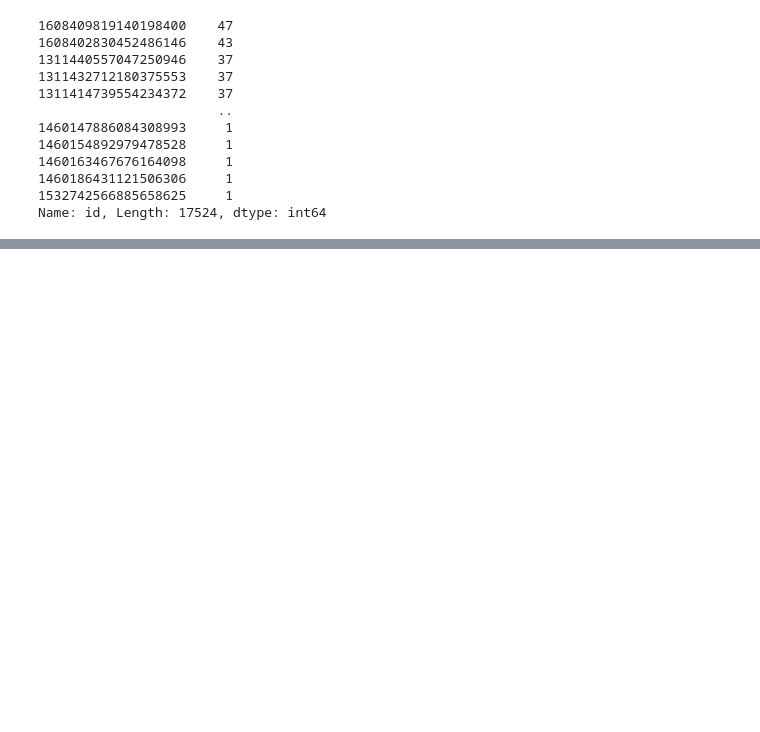
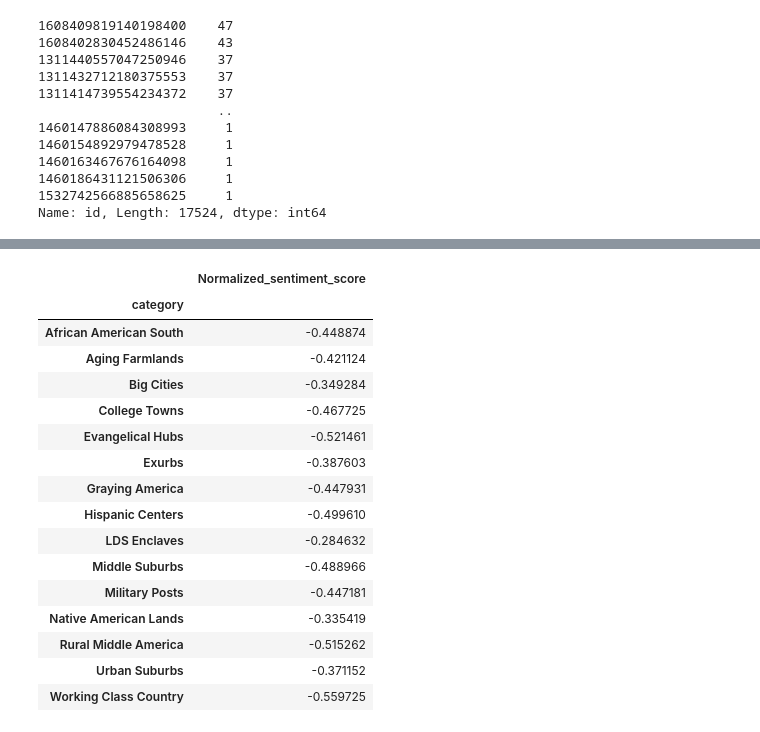
Before and after one commit to fahadshaikh30/thesis, a Jupyter notebook: test.ipynb, the cells around one changed output, grey strips where cells are left out. Cells and saved outputs as stored; diff of their text form; code cells hidden in the pictures; blank space fills up the shorter version.

```diff
--- a/test.ipynb
+++ b/test.ipynb
@@ -331,0 +390,20 @@ combined = combined.merge(df, 'left', on='id')
+# %%
+df
+# %% [output]
+|  | Normalized_sentiment_score |
+| category |  |
+| African American South | -0.448874 |
+| Aging Farmlands | -0.421124 |
+| Big Cities | -0.349284 |
+| College Towns | -0.467725 |
+| Evangelical Hubs | -0.521461 |
+| Exurbs | -0.387603 |
+| Graying America | -0.447931 |
+| Hispanic Centers | -0.499610 |
+| LDS Enclaves | -0.284632 |
+| Middle Suburbs | -0.488966 |
+| Military Posts | -0.447181 |
+| Native American Lands | -0.335419 |
+| Rural Middle America | -0.515262 |
+| Urban Suburbs | -0.371152 |
+| Working Class Country | -0.559725 |
```
Also changed, not shown: parts of 14 cells of this notebook, 10 other files.
